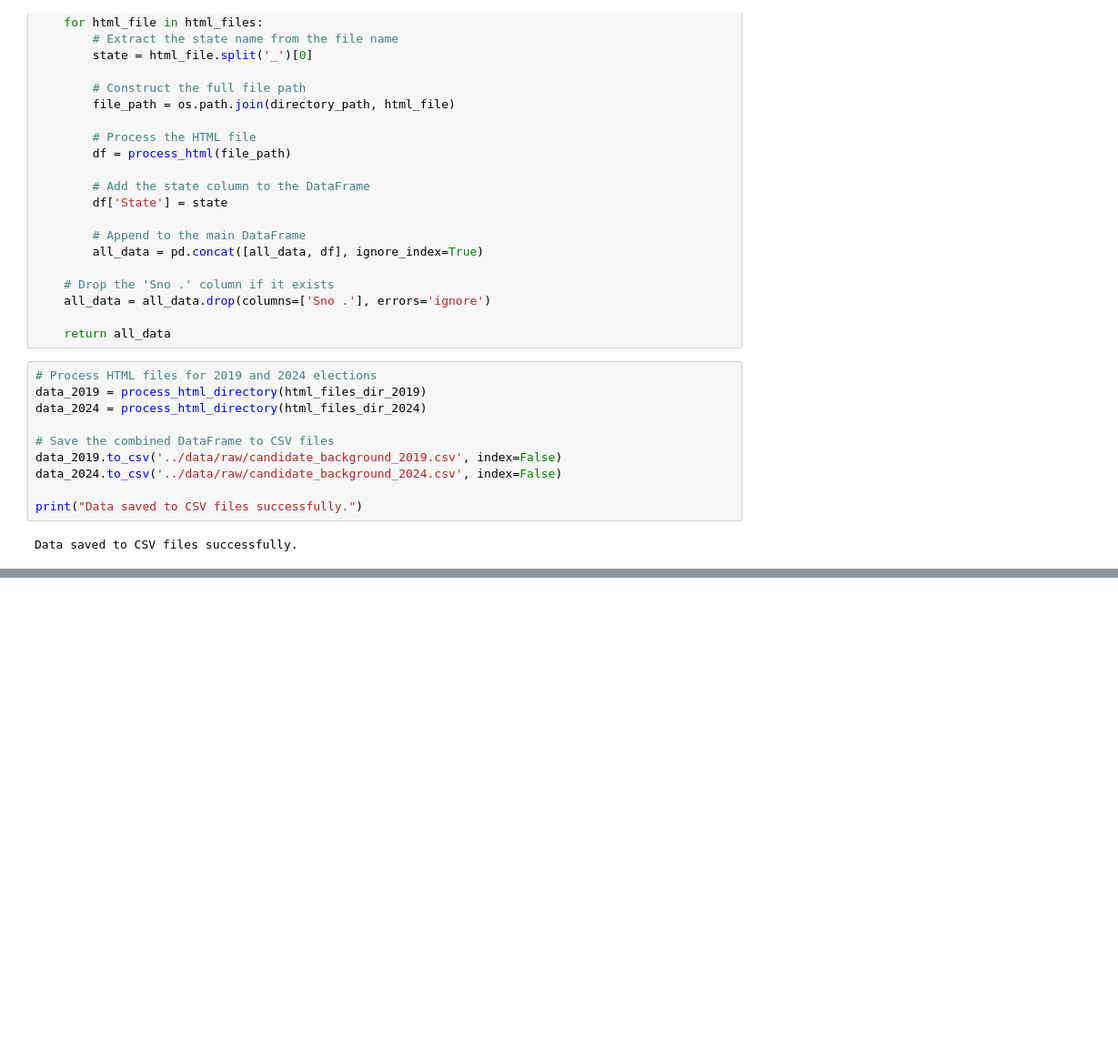
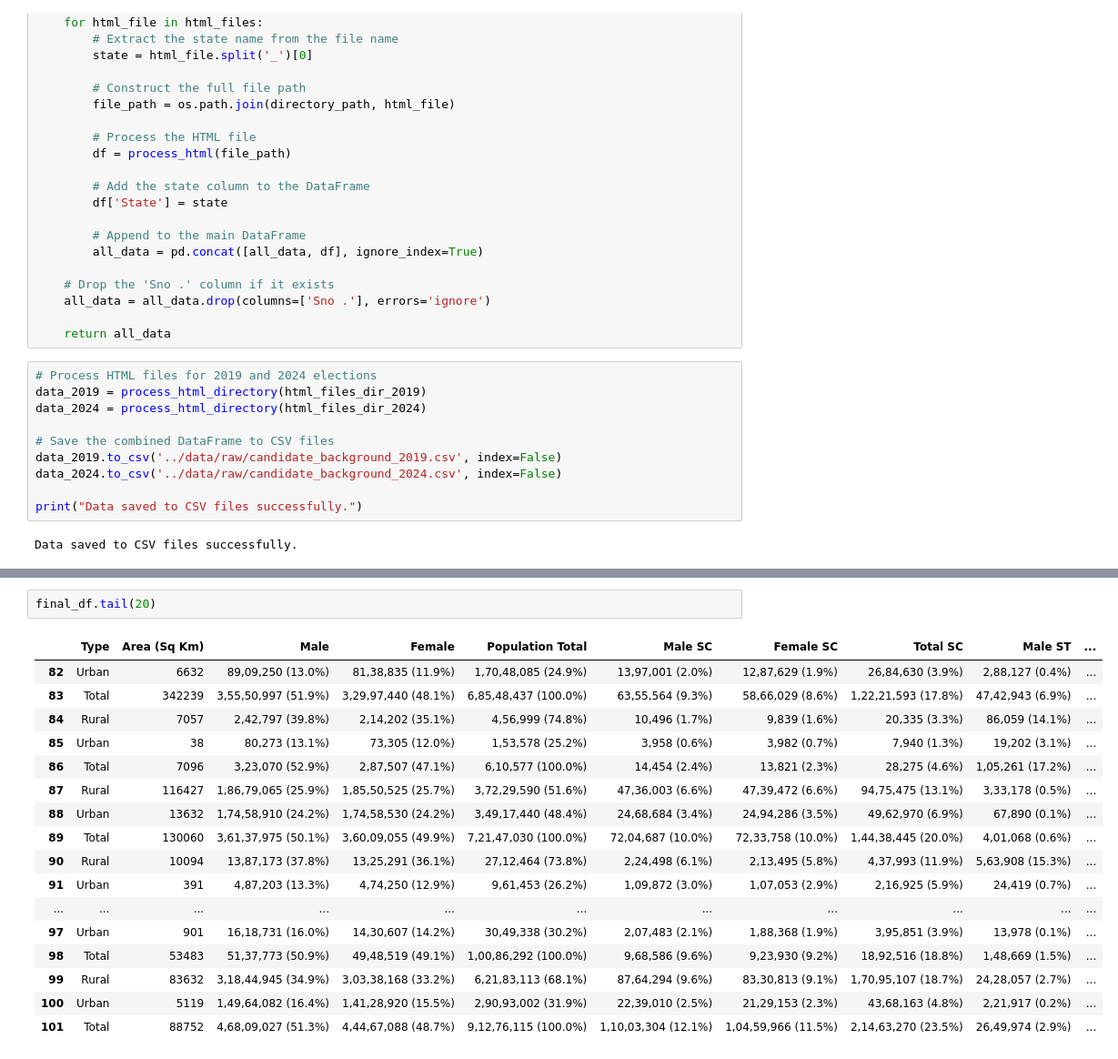
Before and after one commit to ujjwaltyagi2000/manthan, a Jupyter notebook: notebooks/3-html-extract.ipynb, the cells around one changed output, grey strips where cells are left out. Shown at 91% size. Cells and saved outputs as stored; diff of their text form; blank space fills up the shorter version.

```diff
--- a/notebooks/3-html-extract.ipynb
+++ b/notebooks/3-html-extract.ipynb
@@ -66,0 +129,20 @@ Data saved to CSV files successfully.
+# %%
+final_df.tail(20)
+# %% [output]
+|  | Type | Area (Sq Km) | Male | Female | Population Total | Male SC | Female SC | Total SC | Male ST | ... |
+| 82 | Urban | 6632 | 89,09,250 (13.0%) | 81,38,835 (11.9%) | 1,70,48,085 (24.9%) | 13,97,001 (2.0%) | 12,87,629 (1.9%) | 26,84,630 (3.9%) | 2,88,127 (0.4%) | ... |
+| 83 | Total | 342239 | 3,55,50,997 (51.9%) | 3,29,97,440 (48.1%) | 6,85,48,437 (100.0%) | 63,55,564 (9.3%) | 58,66,029 (8.6%) | 1,22,21,593 (17.8%) | 47,42,943 (6.9%) | ... |
+| 84 | Rural | 7057 | 2,42,797 (39.8%) | 2,14,202 (35.1%) | 4,56,999 (74.8%) | 10,496 (1.7%) | 9,839 (1.6%) | 20,335 (3.3%) | 86,059 (14.1%) | ... |
+| 85 | Urban | 38 | 80,273 (13.1%) | 73,305 (12.0%) | 1,53,578 (25.2%) | 3,958 (0.6%) | 3,982 (0.7%) | 7,940 (1.3%) | 19,202 (3.1%) | ... |
+| 86 | Total | 7096 | 3,23,070 (52.9%) | 2,87,507 (47.1%) | 6,10,577 (100.0%) | 14,454 (2.4%) | 13,821 (2.3%) | 28,275 (4.6%) | 1,05,261 (17.2%) | ... |
+| 87 | Rural | 116427 | 1,86,79,065 (25.9%) | 1,85,50,525 (25.7%) | 3,72,29,590 (51.6%) | 47,36,003 (6.6%) | 47,39,472 (6.6%) | 94,75,475 (13.1%) | 3,33,178 (0.5%) | ... |
+| 88 | Urban | 13632 | 1,74,58,910 (24.2%) | 1,74,58,530 (24.2%) | 3,49,17,440 (48.4%) | 24,68,684 (3.4%) | 24,94,286 (3.5%) | 49,62,970 (6.9%) | 67,890 (0.1%) | ... |
+| 89 | Total | 130060 | 3,61,37,975 (50.1%) | 3,60,09,055 (49.9%) | 7,21,47,030 (100.0%) | 72,04,687 (10.0%) | 72,33,758 (10.0%) | 1,44,38,445 (20.0%) | 4,01,068 (0.6%) | ... |
+| 90 | Rural | 10094 | 13,87,173 (37.8%) | 13,25,291 (36.1%) | 27,12,464 (73.8%) | 2,24,498 (6.1%) | 2,13,495 (5.8%) | 4,37,993 (11.9%) | 5,63,908 (15.3%) | ... |
+| 91 | Urban | 391 | 4,87,203 (13.3%) | 4,74,250 (12.9%) | 9,61,453 (26.2%) | 1,09,872 (3.0%) | 1,07,053 (2.9%) | 2,16,925 (5.9%) | 24,419 (0.7%) | ... |
+| ... | ... | ... | ... | ... | ... | ... | ... | ... | ... | ... |
+| 97 | Urban | 901 | 16,18,731 (16.0%) | 14,30,607 (14.2%) | 30,49,338 (30.2%) | 2,07,483 (2.1%) | 1,88,368 (1.9%) | 3,95,851 (3.9%) | 13,978 (0.1%) | ... |
+| 98 | Total | 53483 | 51,37,773 (50.9%) | 49,48,519 (49.1%) | 1,00,86,292 (100.0%) | 9,68,586 (9.6%) | 9,23,930 (9.2%) | 18,92,516 (18.8%) | 1,48,669 (1.5%) | ... |
+| 99 | Rural | 83632 | 3,18,44,945 (34.9%) | 3,03,38,168 (33.2%) | 6,21,83,113 (68.1%) | 87,64,294 (9.6%) | 83,30,813 (9.1%) | 1,70,95,107 (18.7%) | 24,28,057 (2.7%) | ... |
+| 100 | Urban | 5119 | 1,49,64,082 (16.4%) | 1,41,28,920 (15.5%) | 2,90,93,002 (31.9%) | 22,39,010 (2.5%) | 21,29,153 (2.3%) | 43,68,163 (4.8%) | 2,21,917 (0.2%) | ... |
+| 101 | Total | 88752 | 4,68,09,027 (51.3%) | 4,44,67,088 (48.7%) | 9,12,76,115 (100.0%) | 1,10,03,304 (12.1%) | 1,04,59,966 (11.5%) | 2,14,63,270 (23.5%) | 26,49,974 (2.9%) | ... |
```
Also changed, not shown: parts of 1 cell of this notebook, 7 other files.
